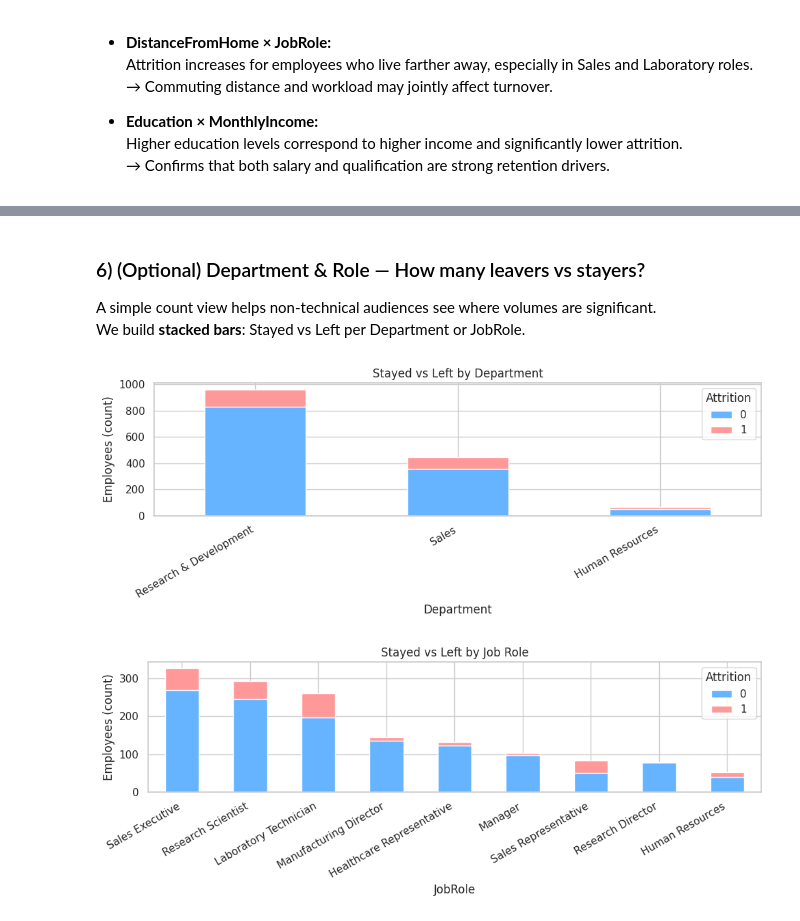
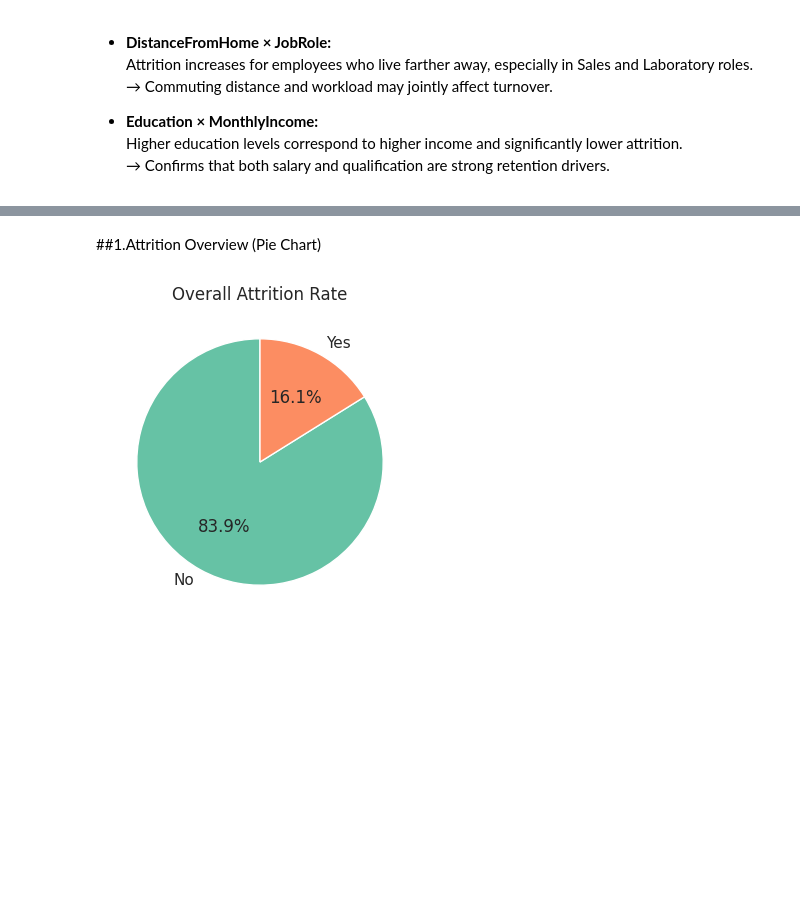
Before and after one commit to y-fares/PSTB-YCDynamics-Hackathon-1, a Jupyter notebook: yc_dynamics_hackathon1_subj3.ipynb, the cells around one changed output, grey strips where cells are left out. Drawn from its saved outputs; the diff is of its cells as text; code cells hidden in the pictures; blank space fills up the shorter version.

```diff
--- a/yc_dynamics_hackathon1_subj3.ipynb
+++ b/yc_dynamics_hackathon1_subj3.ipynb
@@ -666,7 +688,0 @@ Each chart is built to be read in seconds. Titles are plain-English, scales are
-# %%
-import matplotlib.pyplot as plt
-import seaborn as sns
-import pandas as pd
-import numpy as np
-
-sns.set(style="whitegrid", palette="muted")
@@ -753,15 +688,0 @@ We bin distance into quartiles and compute the average attrition rate per cell.
-# %%
-if {"DistanceFromHome", "JobRole", "Attrition"}.issubset(df.columns):
-    # Create distance quartiles once (no overlap with your previous variable if it exists)
-    if "DistanceGroup" not in df.columns:
-        df["DistanceGroup"] = pd.qcut(df["DistanceFromHome"], q=4, labels=["Q1 (Near)", "Q2", "Q3", "Q4 (Far)"])
-    pivot_dist_role = pd.crosstab(df["DistanceGroup"], df["JobRole"],
-                                  values=df["Attrition"], aggfunc="mean").round(3)
-
-    plt.figure(figsize=(11,5))
-    sns.heatmap(pivot_dist_role, annot=True, fmt=".2f", cmap="Reds")
-    plt.title("Attrition Rate by DistanceFromHome Quartile and JobRole")
-    plt.ylabel("Distance Group")
-    plt.xlabel("Job Role")
-    plt.tight_layout()
-    plt.show()
@@ -774,16 +688,0 @@ We also examine **Education × Income** to show how compensation and qualificati
-# %%
-if {"MonthlyIncome", "Education", "Attrition"}.issubset(df.columns):
-    # Create income quintiles once (no overlap with your previous variable if it exists)
-    if "IncomeGroup" not in df.columns:
-        df["IncomeGroup"] = pd.qcut(df["MonthlyIncome"], q=5,
-                                    labels=["Low", "Below Avg", "Avg", "Above Avg", "High"])
-    pivot_edu_inc = pd.crosstab(df["Education"], df["IncomeGroup"],
-                                values=df["Attrition"], aggfunc="mean").round(3)
-
-    plt.figure(figsize=(9,4))
-    sns.heatmap(pivot_edu_inc, annot=True, fmt=".2f", cmap="Blues")
-    plt.title("Attrition Rate by Education and Income Level")
-    plt.ylabel("Education Level")
-    plt.xlabel("Income Group")
-    plt.tight_layout()
-    plt.show()
@@ -792,33 +689,9 @@ if {"MonthlyIncome", "Education", "Attrition"}.issubset(df.columns):
-# %% [markdown]
-### 6) (Optional) Department & Role — How many leavers vs stayers?
-
-A simple count view helps non-technical audiences see where volumes are significant.
-We build **stacked bars**: Stayed vs Left per Department or JobRole.
-# %%
-def stacked_counts(df, col, title):
-    if col not in df.columns:
-        return
-    tab = (df.groupby([col, "Attrition"]).size()
-             .rename("Count")
-             .reset_index())
-    pivot = tab.pivot(index=col, columns="Attrition", values="Count").fillna(0).astype(int)
-    pivot = pivot.reindex(pivot.sum(axis=1).sort_values(ascending=False).index)
-    # Ensure both columns [0,1] exist
-    for c in [0,1]:
-        if c not in pivot.columns:
-            pivot[c] = 0
-    pivot = pivot[[0,1]]  # 0=Stayed, 1=Left
-
-    pivot.plot(kind="bar", stacked=True, figsize=(10,4), color=["#66b3ff", "#ff9999"])
-    plt.title(title)
-    plt.ylabel("Employees (count)")
-    plt.xlabel(col)
-    plt.xticks(rotation=30, ha="right")
-    plt.tight_layout()
-    plt.show()
-
-stacked_counts(df, "Department", "Stayed vs Left by Department")
-stacked_counts(df, "JobRole", "Stayed vs Left by Job Role")
-# %% [output]
-[figure, removed]
-[figure, removed]
+# %% [markdown]
+##1.Attrition Overview (Pie Chart)
+# %%
+plt.figure(figsize=(6,4))
+plt.pie(df['Attrition'].value_counts(), labels=['No','Yes'], autopct='%1.1f%%', startangle=90)
+plt.title('Overall Attrition Rate')
+plt.show()
+# %% [output]
+[figure, added]
```
Also changed, not shown: parts of 64 cells of this notebook.
